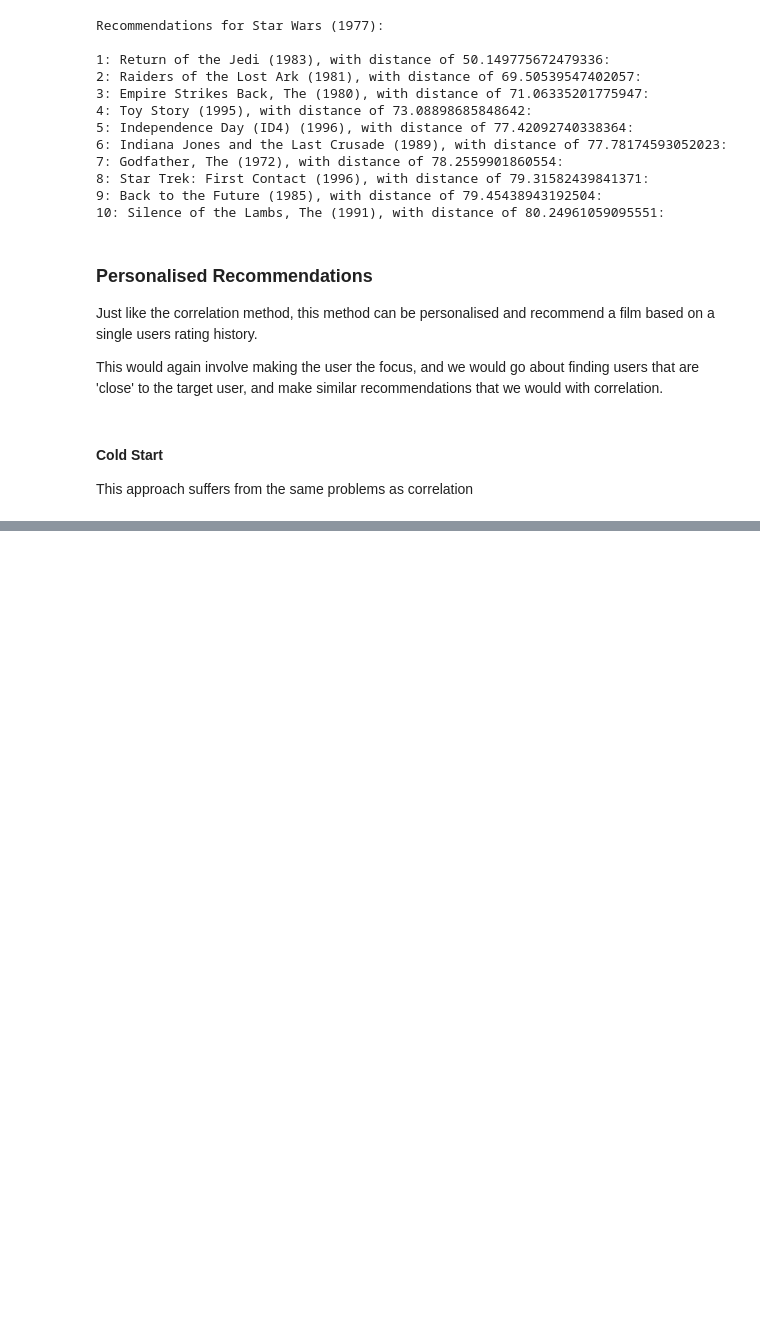
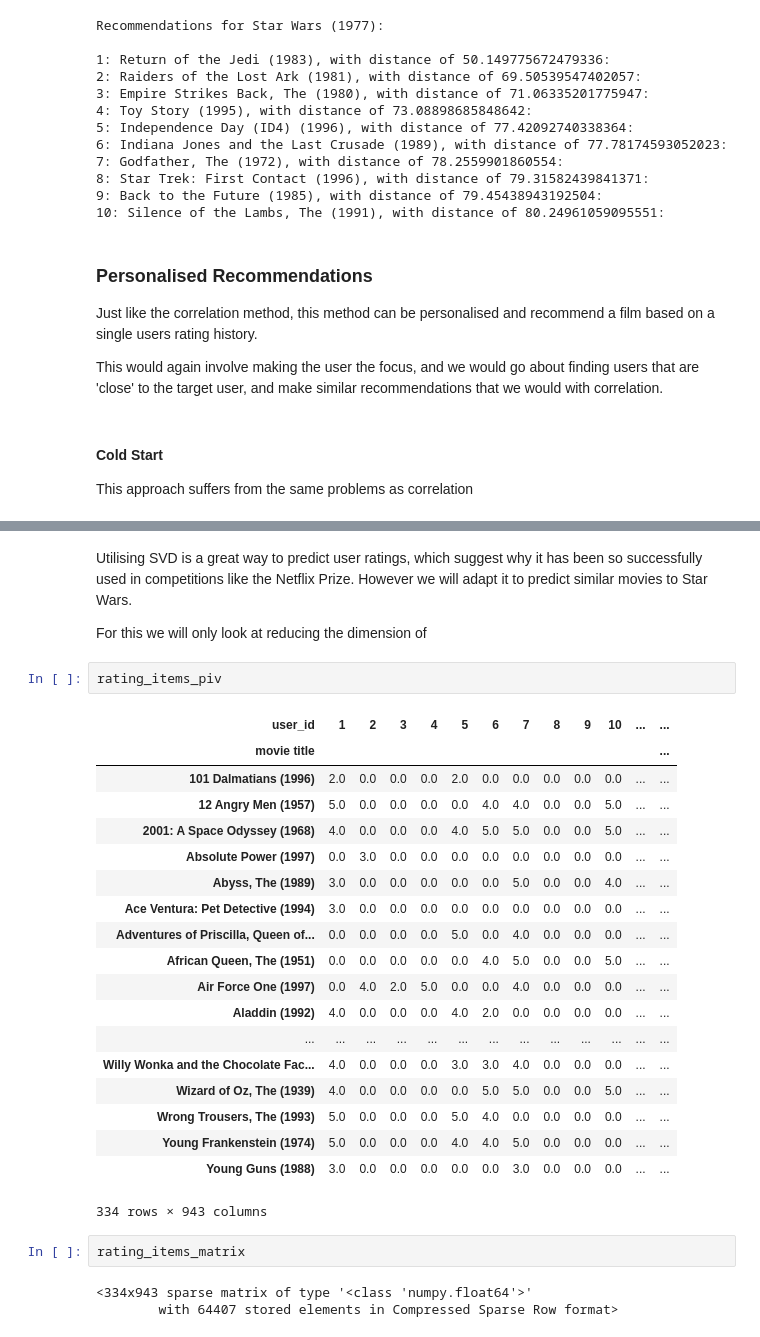
Before and after one commit to suhaibqazi/Movie-Recommendation-Engine-, a Jupyter notebook: Movie Recommendation Comparison.ipynb, the cells around one changed output, grey strips where cells are left out. Cells and saved outputs as stored; diff of their text form; blank space fills up the shorter version.

```diff
--- a/Movie Recommendation Comparison.ipynb
+++ b/Movie Recommendation Comparison.ipynb
@@ -442,0 +466,31 @@ This approach suffers from the same problems as correlation
+# %% [markdown]
+Utilising SVD is a great way to predict user ratings, which suggest why it has been so successfully used in competitions like the Netflix Prize. However we will adapt it to predict similar movies to Star Wars.
+
+For this we will only look at reducing the dimension of
+# %%
+rating_items_piv
+# %% [output]
+| user_id | 1 | 2 | 3 | 4 | 5 | 6 | 7 | 8 | 9 | 10 | ... | ... |
+| movie title |  |  |  |  |  |  |  |  |  |  |  | ... |
+| 101 Dalmatians (1996) | 2.0 | 0.0 | 0.0 | 0.0 | 2.0 | 0.0 | 0.0 | 0.0 | 0.0 | 0.0 | ... | ... |
+| 12 Angry Men (1957) | 5.0 | 0.0 | 0.0 | 0.0 | 0.0 | 4.0 | 4.0 | 0.0 | 0.0 | 5.0 | ... | ... |
+| 2001: A Space Odyssey (1968) | 4.0 | 0.0 | 0.0 | 0.0 | 4.0 | 5.0 | 5.0 | 0.0 | 0.0 | 5.0 | ... | ... |
+| Absolute Power (1997) | 0.0 | 3.0 | 0.0 | 0.0 | 0.0 | 0.0 | 0.0 | 0.0 | 0.0 | 0.0 | ... | ... |
+| Abyss, The (1989) | 3.0 | 0.0 | 0.0 | 0.0 | 0.0 | 0.0 | 5.0 | 0.0 | 0.0 | 4.0 | ... | ... |
+| Ace Ventura: Pet Detective (1994) | 3.0 | 0.0 | 0.0 | 0.0 | 0.0 | 0.0 | 0.0 | 0.0 | 0.0 | 0.0 | ... | ... |
+| Adventures of Priscilla, Queen of... | 0.0 | 0.0 | 0.0 | 0.0 | 5.0 | 0.0 | 4.0 | 0.0 | 0.0 | 0.0 | ... | ... |
+| African Queen, The (1951) | 0.0 | 0.0 | 0.0 | 0.0 | 0.0 | 4.0 | 5.0 | 0.0 | 0.0 | 5.0 | ... | ... |
+| Air Force One (1997) | 0.0 | 4.0 | 2.0 | 5.0 | 0.0 | 0.0 | 4.0 | 0.0 | 0.0 | 0.0 | ... | ... |
+| Aladdin (1992) | 4.0 | 0.0 | 0.0 | 0.0 | 4.0 | 2.0 | 0.0 | 0.0 | 0.0 | 0.0 | ... | ... |
+| ... | ... | ... | ... | ... | ... | ... | ... | ... | ... | ... | ... | ... |
+| Willy Wonka and the Chocolate Fac... | 4.0 | 0.0 | 0.0 | 0.0 | 3.0 | 3.0 | 4.0 | 0.0 | 0.0 | 0.0 | ... | ... |
+| Wizard of Oz, The (1939) | 4.0 | 0.0 | 0.0 | 0.0 | 0.0 | 5.0 | 5.0 | 0.0 | 0.0 | 5.0 | ... | ... |
+| Wrong Trousers, The (1993) | 5.0 | 0.0 | 0.0 | 0.0 | 5.0 | 4.0 | 0.0 | 0.0 | 0.0 | 0.0 | ... | ... |
+| Young Frankenstein (1974) | 5.0 | 0.0 | 0.0 | 0.0 | 4.0 | 4.0 | 5.0 | 0.0 | 0.0 | 0.0 | ... | ... |
+| Young Guns (1988) | 3.0 | 0.0 | 0.0 | 0.0 | 0.0 | 0.0 | 3.0 | 0.0 | 0.0 | 0.0 | ... | ... |
+334 rows × 943 columns
+# %%
+rating_items_matrix
+# %% [output]
+<334x943 sparse matrix of type '<class 'numpy.float64'>'
+        with 64407 stored elements in Compressed Sparse Row format>
```
Also changed, not shown: parts of 1 cell of this notebook.
